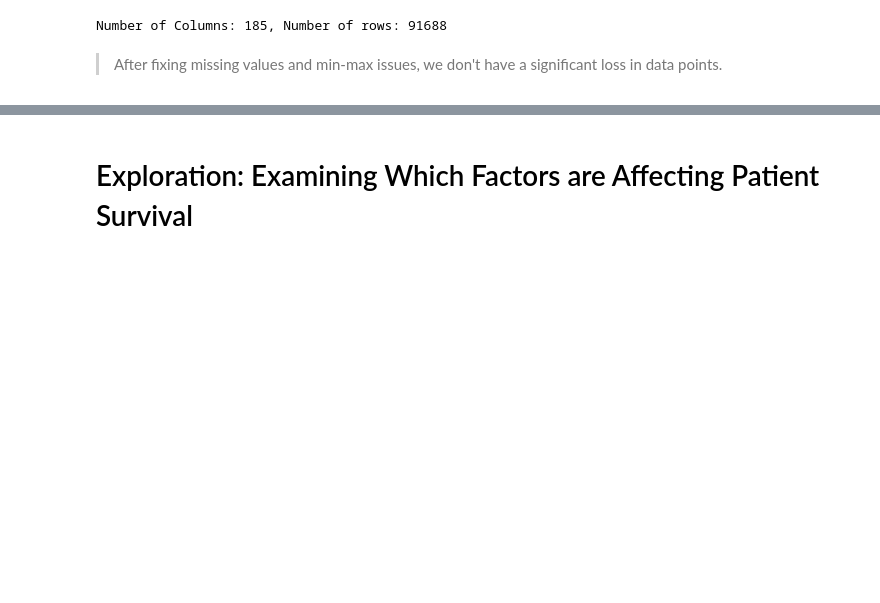
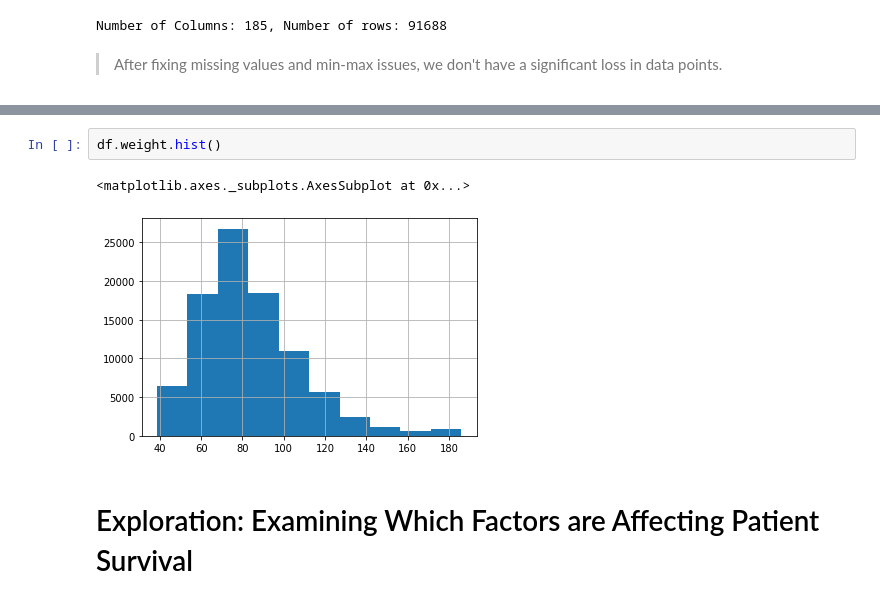
Before and after one commit to curie-capstone/predicting-patient-outcomes, a Jupyter notebook: Predicting Patient Outcome.ipynb, the cells around one changed output, grey strips where cells are left out. Saved outputs shown, nothing was run; the diff lists cells and outputs as text; blank space fills up the shorter version.

```diff
--- a/Predicting Patient Outcome.ipynb
+++ b/Predicting Patient Outcome.ipynb
@@ -114,3 +157,8 @@ Number of Columns: 185, Number of rows: 91688
+# %%
+df.weight.hist()
+# %% [output]
+<matplotlib.axes._subplots.AxesSubplot at 0x...>
+[figure, added]
 # %% [markdown]
 # Exploration: Examining Which Factors are Affecting Patient Survival
 # %% [markdown]
```
Also changed, not shown: parts of 21 cells of this notebook.
